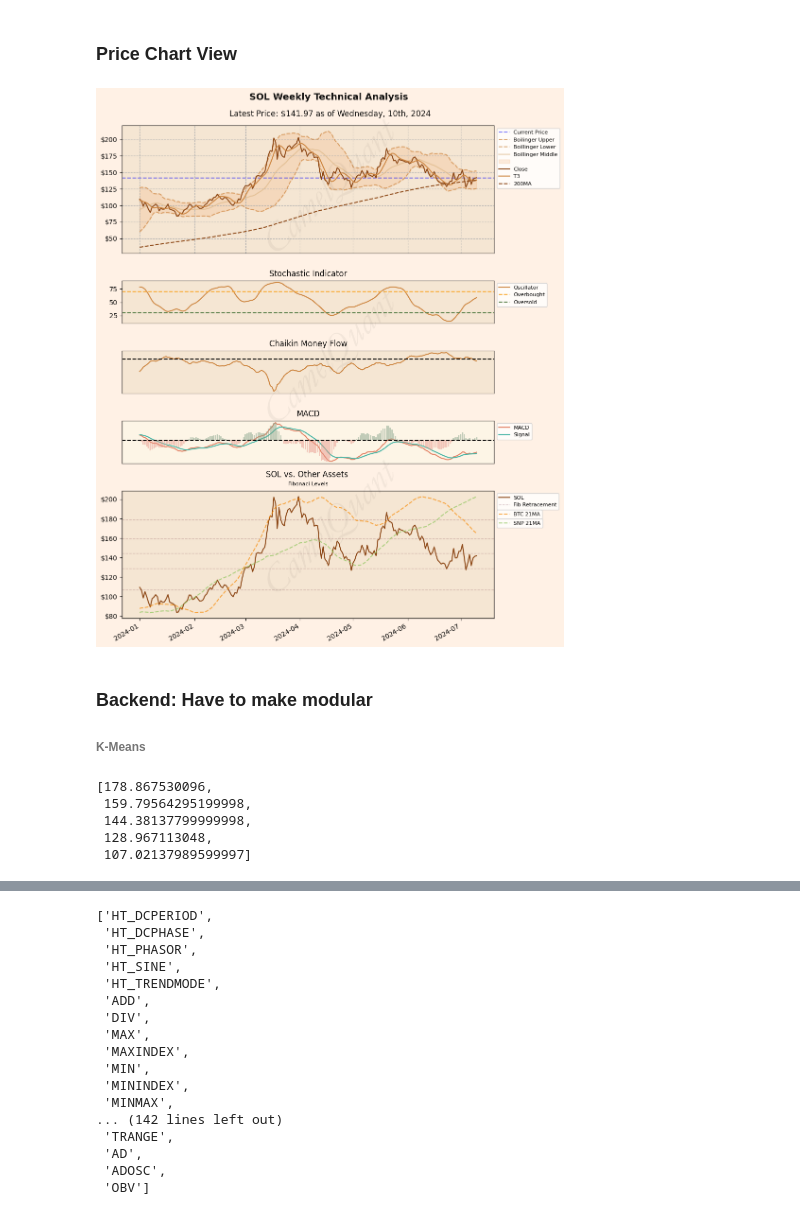
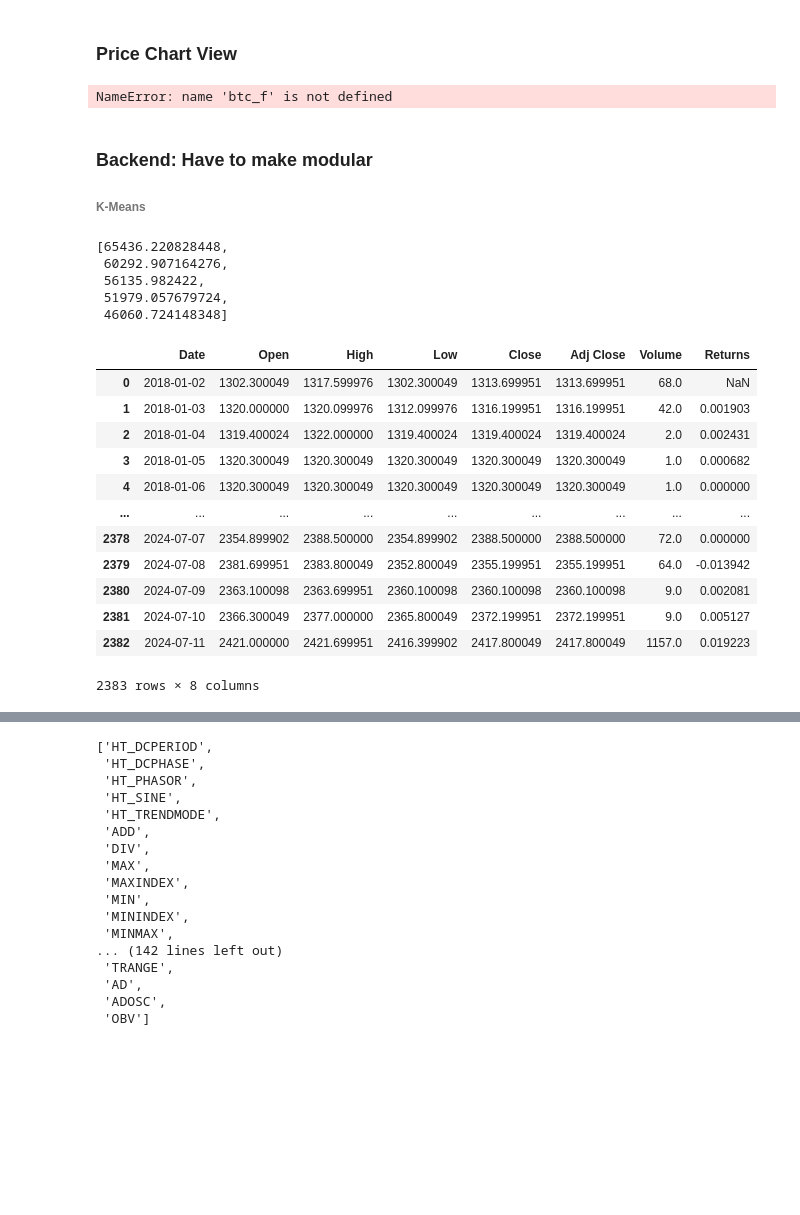
Before and after one commit to NumericCamel/Crypto, a Jupyter notebook: notebooks/Weekly_Technical.ipynb, the cells around one changed output, grey strips where cells are left out. Saved outputs shown, nothing was run; the diff lists cells and outputs as text; code cells hidden in the pictures; blank space fills up the shorter version.

```diff
--- a/notebooks/Weekly_Technical.ipynb
+++ b/notebooks/Weekly_Technical.ipynb
@@ -177,8 +174,5 @@ formatter = FuncFormatter(dollar_formatter)
 # %%
-# Date range selection
-btc_f = btc_ta[btc_ta.Date >= '2024-01-01'] #& (btc_ta.Date <= '2022-07-11')]
-snp_f = snp_ta[snp_ta.Date >= '2024-01-01']
-btc_a_f = btc_a_ta[btc_a_ta.Date >= '2024-01-01']
+
 
 # Title
 latest_price = btc_f.Close.iloc[-1]
@@ -264,7 +258,7 @@ ax[4].plot(btc_f.Date, btc_f.Close, color='#8B4513')
 ax4 = ax[4].twinx()
 ax41 = ax[4].twinx()
 ax4.plot(snp_f.Date, snp_f['21MA'], color='#8ac557', linestyle='--', alpha=0.7)
-ax41.plot(btc_a_f.Date, btc_a_f['21MA'], color='#f78800', linestyle='--', alpha=0.7)
+ax41.plot(sol_f.Date, sol_f['21MA'], color='#f78800', linestyle='--', alpha=0.7)
 
 ax[4].set_title('SOL vs. Other Assets \n', color='#11100f')
 ax[4].text(0.5, 1.05, 'Fibonaci Levels', horizontalalignment='center', verticalalignment='center', transform=ax[4].transAxes, color='#11100f', fontsize=8)
@@ -294,7 +288,7 @@ fig.text(0.5, 0.10, 'CamelQuant', ha='center',fontsize=60, color='#11100f', font
 fig.set_facecolor('#fff1e5')
 plt.tight_layout()
 # %% [output]
-[figure, removed]
+NameError: name 'btc_f' is not defined
 # %% [markdown]
 ### Backend: Have to make modular
 
@@ -323,8 +317,8 @@ support_resistance_df = pd.DataFrame({
 # %%
 import numpy as np
 # Calculate the highest high and lowest low
-high = np.max(btc_f.High)
-low = np.min(btc_f.Low)
+high = np.max(btc_c.High)
+low = np.min(btc_c.Low)
 
 # Calculate the Fibonacci retracement levels
 diff = high - low
@@ -338,8 +332,8 @@ level_78_6 = high - diff * 0.786
 levels = [level_23_6, level_38_2, level_50, level_61_8, level_78_6]
 levels
 # %% [output]
-[178.867530096,
- 159.79564295199998,
- 144.38137799999998,
- 128.967113048,
- 107.02137989599997]
+[65436.220828448,
+ 60292.907164276,
+ 56135.982422,
+ 51979.057679724,
+ 46060.724148348]
@@ -355,0 +340,16 @@ plt.tight_layout()
+# %%
+gold
+# %% [output]
+|  | Date | Open | High | Low | Close | Adj Close | Volume | Returns |
+| 0 | 2018-01-02 | 1302.300049 | 1317.599976 | 1302.300049 | 1313.699951 | 1313.699951 | 68.0 | NaN |
+| 1 | 2018-01-03 | 1320.000000 | 1320.099976 | 1312.099976 | 1316.199951 | 1316.199951 | 42.0 | 0.001903 |
+| 2 | 2018-01-04 | 1319.400024 | 1322.000000 | 1319.400024 | 1319.400024 | 1319.400024 | 2.0 | 0.002431 |
+| 3 | 2018-01-05 | 1320.300049 | 1320.300049 | 1320.300049 | 1320.300049 | 1320.300049 | 1.0 | 0.000682 |
+| 4 | 2018-01-06 | 1320.300049 | 1320.300049 | 1320.300049 | 1320.300049 | 1320.300049 | 1.0 | 0.000000 |
+| ... | ... | ... | ... | ... | ... | ... | ... | ... |
+| 2378 | 2024-07-07 | 2354.899902 | 2388.500000 | 2354.899902 | 2388.500000 | 2388.500000 | 72.0 | 0.000000 |
+| 2379 | 2024-07-08 | 2381.699951 | 2383.800049 | 2352.800049 | 2355.199951 | 2355.199951 | 64.0 | -0.013942 |
+| 2380 | 2024-07-09 | 2363.100098 | 2363.699951 | 2360.100098 | 2360.100098 | 2360.100098 | 9.0 | 0.002081 |
+| 2381 | 2024-07-10 | 2366.300049 | 2377.000000 | 2365.800049 | 2372.199951 | 2372.199951 | 9.0 | 0.005127 |
+| 2382 | 2024-07-11 | 2421.000000 | 2421.699951 | 2416.399902 | 2417.800049 | 2417.800049 | 1157.0 | 0.019223 |
+2383 rows × 8 columns
```
Also changed, not shown: parts of 9 cells of this notebook, 2 other files.
